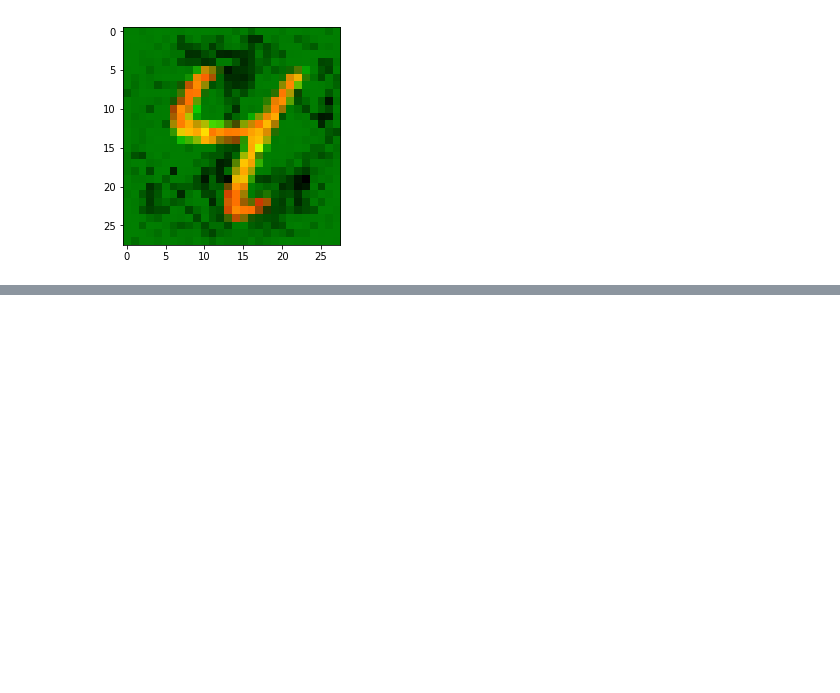
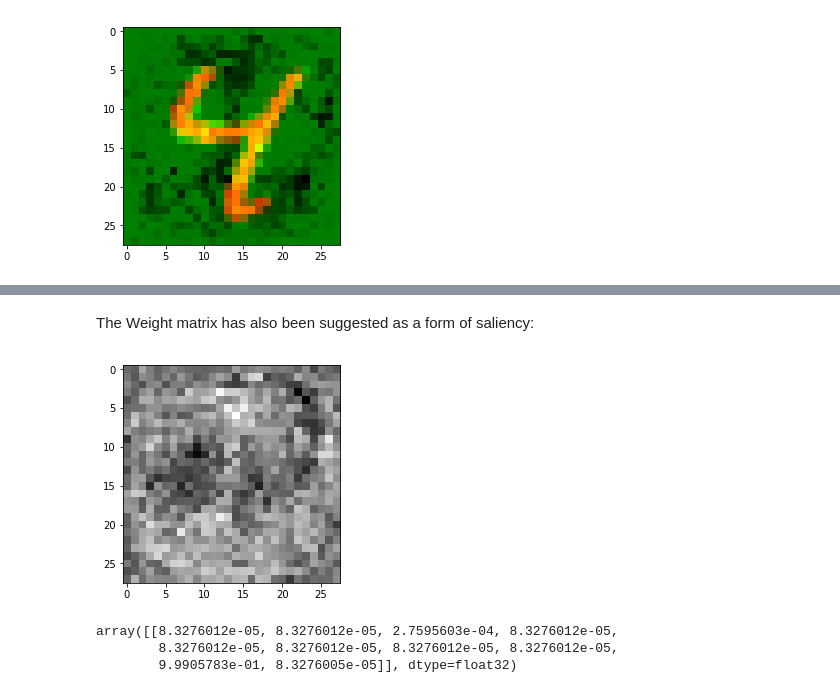
Before and after one commit to AndrewLouw/Saliency-Comparison, a Jupyter notebook: Tutorial 03 - Deep Taylor and GeoSal.ipynb, the cells around one changed output, grey strips where cells are left out. Drawn from its saved outputs; the diff is of its cells as text; code cells hidden in the pictures; blank space fills up the shorter version.

```diff
--- a/Tutorial 03 - Deep Taylor and GeoSal.ipynb
+++ b/Tutorial 03 - Deep Taylor and GeoSal.ipynb
@@ -494,0 +534,12 @@ found in:  1
+# %% [markdown]
+The Weight matrix has also been suggested as a form of saliency:
+# %%
+net.plot_image(W)
+# %% [output]
+[figure, added]
+# %%
+net.give_prob(border_image)
+# %% [output]
+array([[8.3276012e-05, 8.3276012e-05, 2.7595603e-04, 8.3276012e-05,
+        8.3276012e-05, 8.3276012e-05, 8.3276012e-05, 8.3276012e-05,
+        9.9905783e-01, 8.3276005e-05]], dtype=float32)
```
Also changed, not shown: parts of 11 cells of this notebook, 9 other files.
